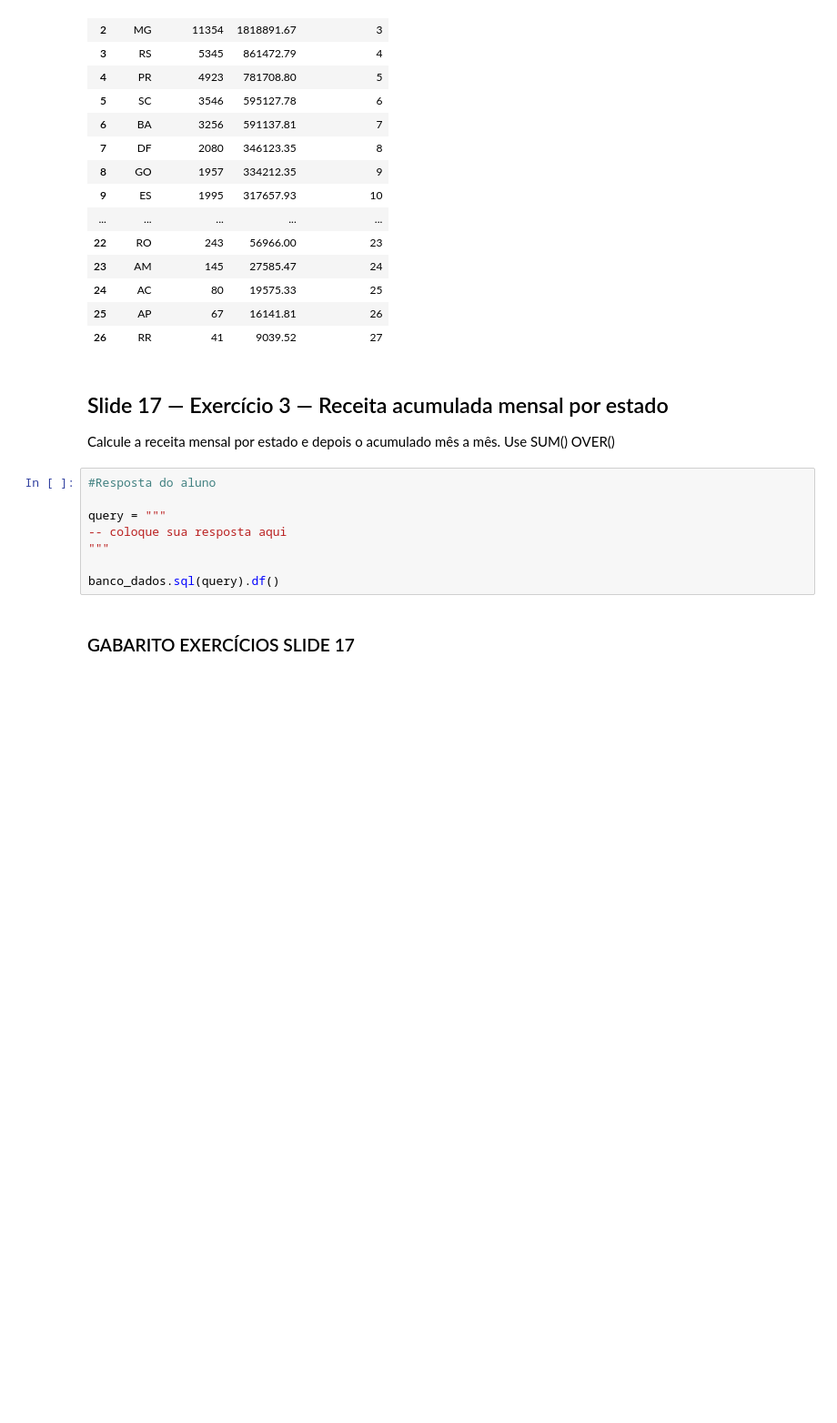
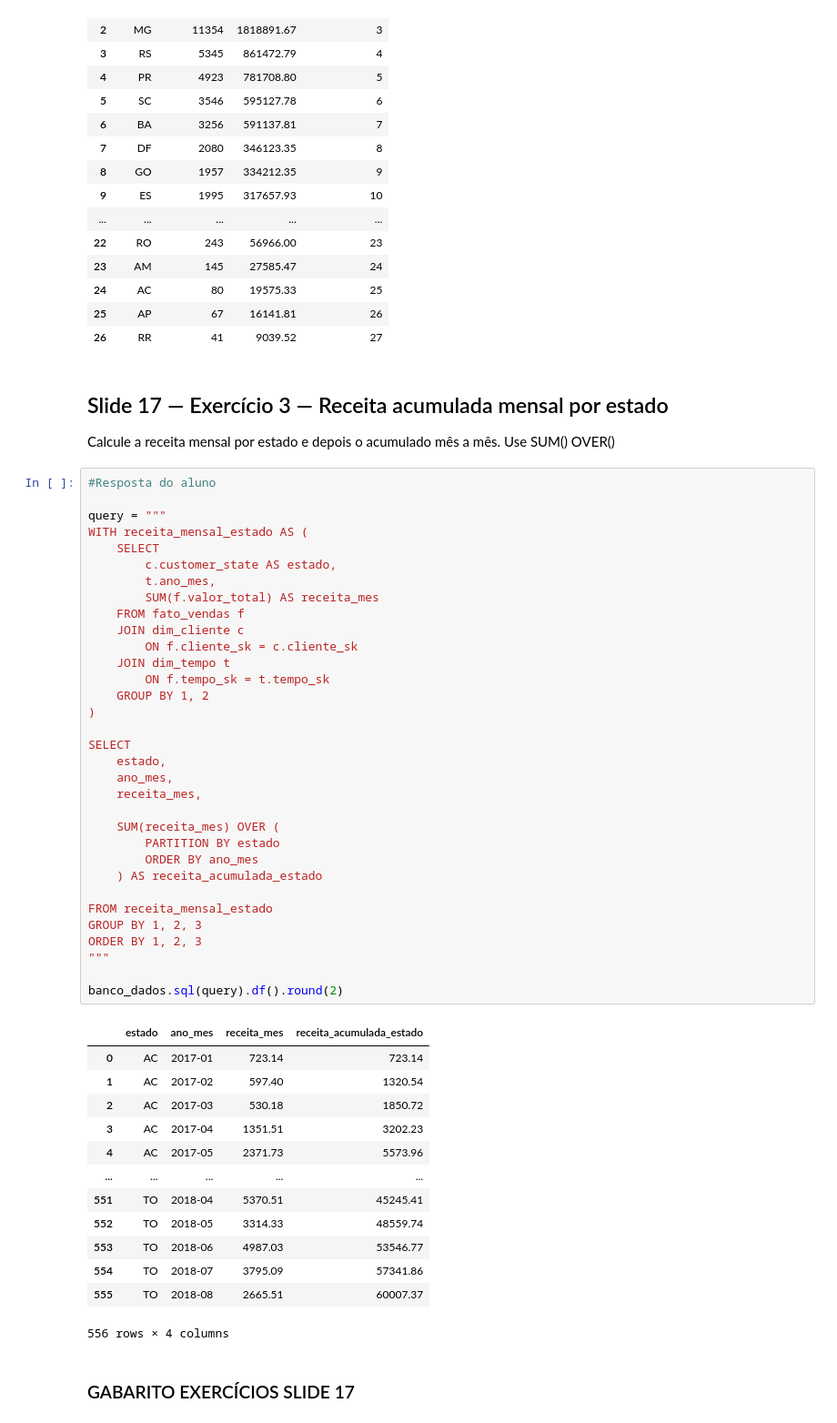
Before and after one commit to samuelbucco/Semana_10, a Jupyter notebook: samuel_bucco/Semana_10_exercicios_aula.ipynb, the cells around one changed output. Shown at 91% size. Drawn from its saved outputs; the diff is of its cells as text; blank space fills up the shorter version.

```diff
--- a/samuel_bucco/Semana_10_exercicios_aula.ipynb
+++ b/samuel_bucco/Semana_10_exercicios_aula.ipynb
@@ -854,14 +854,53 @@ banco_dados.sql(query).df()
 ## Slide 17 — Exercício 3 — Receita acumulada mensal por estado
 
 Calcule a receita mensal por estado e depois o acumulado mês a mês. Use SUM() OVER()
-# %%
-#Resposta do aluno
-
-query = """
--- coloque sua resposta aqui
-"""
-
-banco_dados.sql(query).df()
+# %%
+#Resposta do aluno
+
+query = """
+WITH receita_mensal_estado AS (
+	SELECT
+		c.customer_state AS estado,
+        t.ano_mes,
+        SUM(f.valor_total) AS receita_mes
+    FROM fato_vendas f
+    JOIN dim_cliente c
+		ON f.cliente_sk = c.cliente_sk
+    JOIN dim_tempo t
+		ON f.tempo_sk = t.tempo_sk
+    GROUP BY 1, 2
+)
+
+SELECT
+	estado,
+    ano_mes,
+    receita_mes,
+
+    SUM(receita_mes) OVER (
+		PARTITION BY estado
+        ORDER BY ano_mes
+    ) AS receita_acumulada_estado
+
+FROM receita_mensal_estado
+GROUP BY 1, 2, 3
+ORDER BY 1, 2, 3
+"""
+
+banco_dados.sql(query).df().round(2)
+# %% [output]
+|  | estado | ano_mes | receita_mes | receita_acumulada_estado |
+| 0 | AC | 2017-01 | 723.14 | 723.14 |
+| 1 | AC | 2017-02 | 597.40 | 1320.54 |
+| 2 | AC | 2017-03 | 530.18 | 1850.72 |
+| 3 | AC | 2017-04 | 1351.51 | 3202.23 |
+| 4 | AC | 2017-05 | 2371.73 | 5573.96 |
+| ... | ... | ... | ... | ... |
+| 551 | TO | 2018-04 | 5370.51 | 45245.41 |
+| 552 | TO | 2018-05 | 3314.33 | 48559.74 |
+| 553 | TO | 2018-06 | 4987.03 | 53546.77 |
+| 554 | TO | 2018-07 | 3795.09 | 57341.86 |
+| 555 | TO | 2018-08 | 2665.51 | 60007.37 |
+556 rows × 4 columns
 # %% [markdown]
 ### GABARITO EXERCÍCIOS SLIDE 17
 # %%
```
